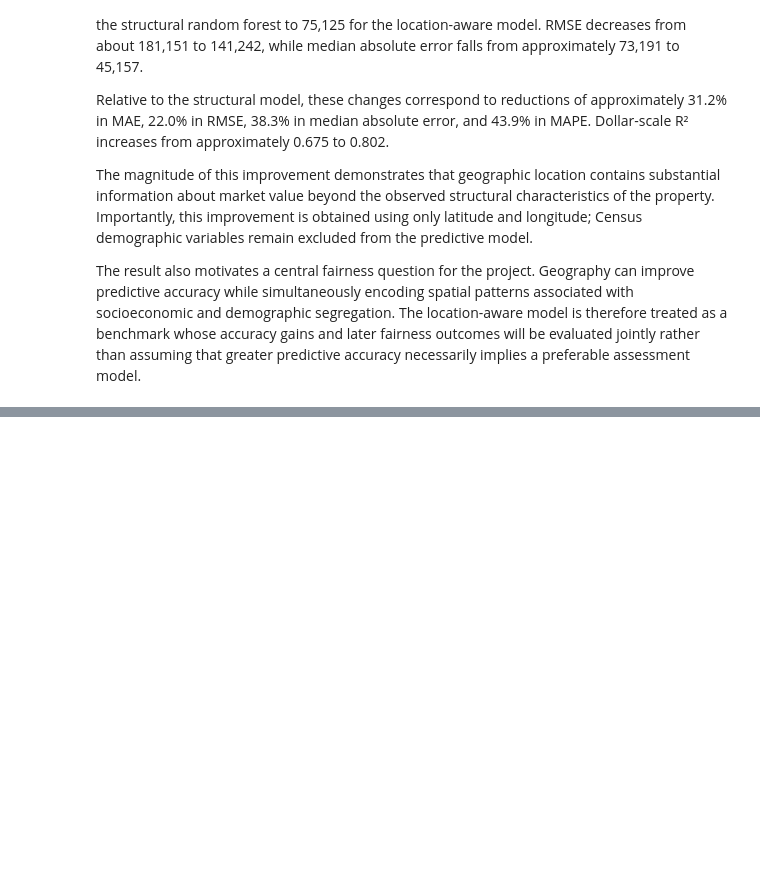
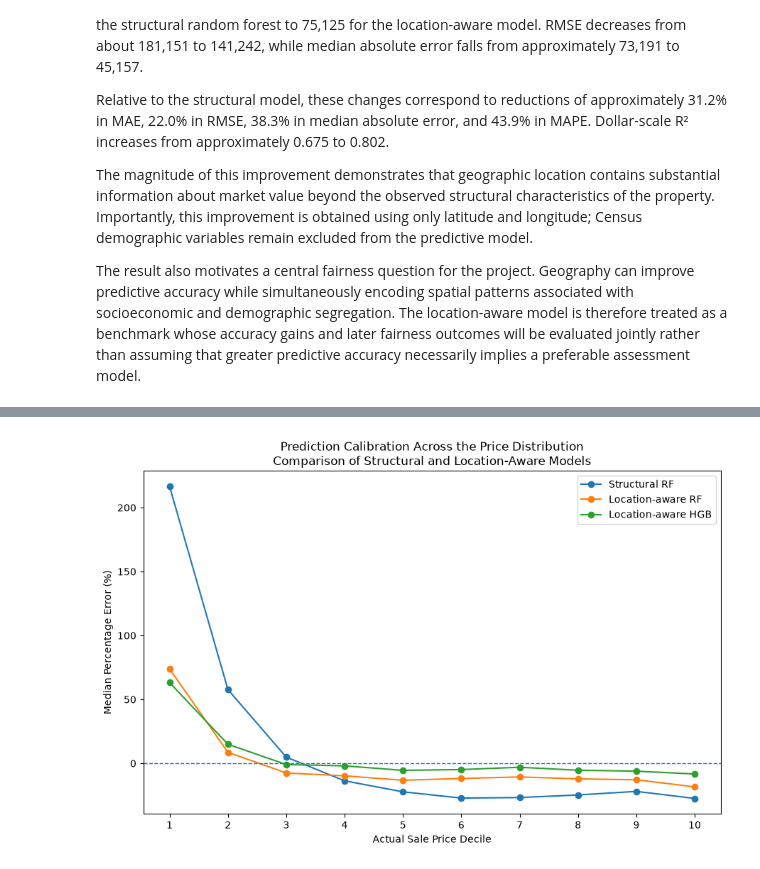
Before and after one commit to KevTJ/kj-project-portfolio, a Jupyter notebook: Projects/fair-housing-price-prediction/01_problem_data_and_fairness_framework.ipynb.ipynb, the cells around one changed output, grey strips where cells are left out. Cells and saved outputs as stored; diff of their text form; code cells hidden in the pictures; blank space fills up the shorter version.

```diff
--- a/Projects/fair-housing-price-prediction/01_problem_data_and_fairness_framework.ipynb.ipynb
+++ b/Projects/fair-housing-price-prediction/01_problem_data_and_fairness_framework.ipynb.ipynb
@@ -3121,0 +3430,18 @@ accuracy necessarily implies a preferable assessment model.
+# %%
+hgb_location_pred_train = np.exp(
+    hgb_location_model.predict(
+        X_train_location
+    )
+)
+
+hgb_location_pred = np.exp(
+    hgb_location_model.predict(
+        X_test_location
+    )
+)
+
+hgb_location_pred_repeated = np.exp(
+    hgb_location_model.predict(
+        X_test_repeated_location
+    )
+)
@@ -3121,0 +3663,46 @@ accuracy necessarily implies a preferable assessment model.
+# %%
+plt.figure(figsize=(9, 6))
+
+plt.plot(
+    calibration_comparison["price_decile"],
+    calibration_comparison["Structural RF"],
+    marker="o",
+    label="Structural RF"
+)
+
+plt.plot(
+    calibration_comparison["price_decile"],
+    calibration_comparison["Location-aware RF"],
+    marker="o",
+    label="Location-aware RF"
+)
+
+plt.plot(
+    calibration_comparison["price_decile"],
+    calibration_comparison["Location-aware HGB"],
+    marker="o",
+    label="Location-aware HGB"
+)
+
+plt.axhline(
+    0,
+    linestyle="--",
+    linewidth=1
+)
+
+plt.xlabel("Actual Sale Price Decile")
+plt.ylabel("Median Percentage Error (%)")
+
+plt.title(
+    "Prediction Calibration Across the Price Distribution\n"
+    "Comparison of Structural and Location-Aware Models"
+)
+
+plt.xticks(range(1, 11))
+
+plt.legend()
+
+plt.tight_layout()
+plt.show()
+# %% [output]
+[figure, added]
```
Also changed, not shown: parts of 29 cells of this notebook.
